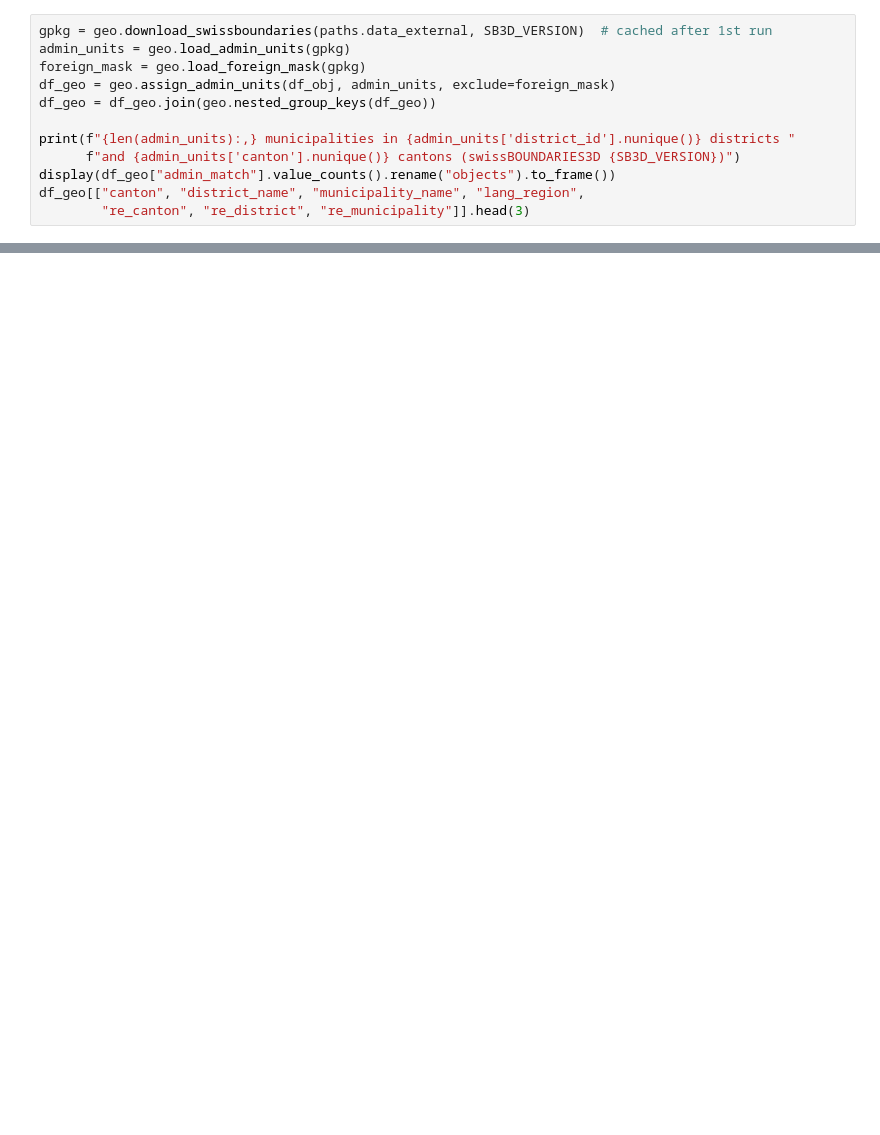
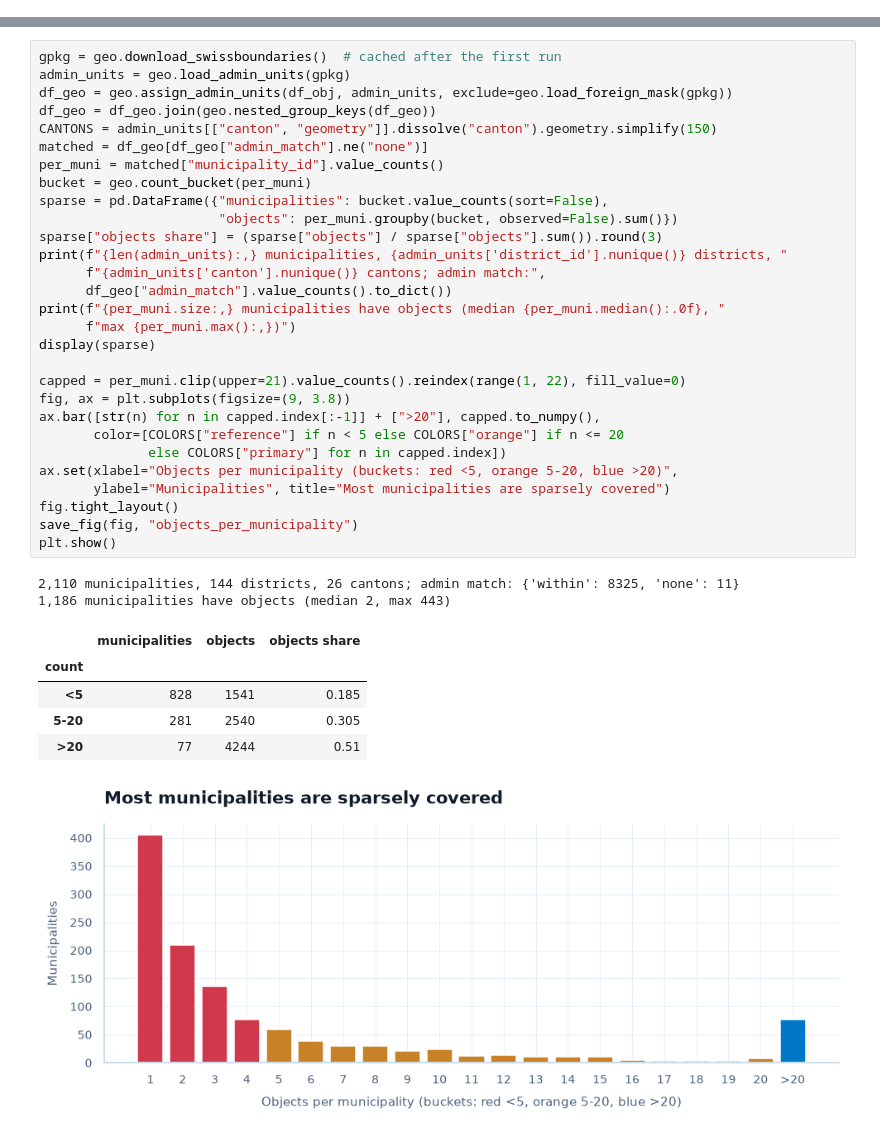
Before and after one commit to 0xff4b/dspro2, a Jupyter notebook: notebooks/dspro2_ml_pipeline.ipynb, the cells around one changed output, grey strips where cells are left out. Cells and saved outputs as stored; diff of their text form; blank space fills up the shorter version.

```diff
--- a/notebooks/dspro2_ml_pipeline.ipynb
+++ b/notebooks/dspro2_ml_pipeline.ipynb
@@ -474,12 +0,0 @@ snapped to a Swiss municipality across the border; they get `admin_match = "none
-# %%
-gpkg = geo.download_swissboundaries(paths.data_external, SB3D_VERSION)  # cached after 1st run
-admin_units = geo.load_admin_units(gpkg)
-foreign_mask = geo.load_foreign_mask(gpkg)
-df_geo = geo.assign_admin_units(df_obj, admin_units, exclude=foreign_mask)
-df_geo = df_geo.join(geo.nested_group_keys(df_geo))
-
-print(f"{len(admin_units):,} municipalities in {admin_units['district_id'].nunique()} districts "
-      f"and {admin_units['canton'].nunique()} cantons (swissBOUNDARIES3D {SB3D_VERSION})")
-display(df_geo["admin_match"].value_counts().rename("objects").to_frame())
-df_geo[["canton", "district_name", "municipality_name", "lang_region",
-        "re_canton", "re_district", "re_municipality"]].head(3)
@@ -4609,0 +321,38 @@ can detect.
+# %%
+gpkg = geo.download_swissboundaries()  # cached after the first run
+admin_units = geo.load_admin_units(gpkg)
+df_geo = geo.assign_admin_units(df_obj, admin_units, exclude=geo.load_foreign_mask(gpkg))
+df_geo = df_geo.join(geo.nested_group_keys(df_geo))
+CANTONS = admin_units[["canton", "geometry"]].dissolve("canton").geometry.simplify(150)
+matched = df_geo[df_geo["admin_match"].ne("none")]
+per_muni = matched["municipality_id"].value_counts()
+bucket = geo.count_bucket(per_muni)
+sparse = pd.DataFrame({"municipalities": bucket.value_counts(sort=False),
+                       "objects": per_muni.groupby(bucket, observed=False).sum()})
+sparse["objects share"] = (sparse["objects"] / sparse["objects"].sum()).round(3)
+print(f"{len(admin_units):,} municipalities, {admin_units['district_id'].nunique()} districts, "
+      f"{admin_units['canton'].nunique()} cantons; admin match:",
+      df_geo["admin_match"].value_counts().to_dict())
+print(f"{per_muni.size:,} municipalities have objects (median {per_muni.median():.0f}, "
+      f"max {per_muni.max():,})")
+display(sparse)
+
+capped = per_muni.clip(upper=21).value_counts().reindex(range(1, 22), fill_value=0)
+fig, ax = plt.subplots(figsize=(9, 3.8))
+ax.bar([str(n) for n in capped.index[:-1]] + [">20"], capped.to_numpy(),
+       color=[COLORS["reference"] if n < 5 else COLORS["orange"] if n <= 20
+              else COLORS["primary"] for n in capped.index])
+ax.set(xlabel="Objects per municipality (buckets: red <5, orange 5-20, blue >20)",
+       ylabel="Municipalities", title="Most municipalities are sparsely covered")
+fig.tight_layout()
+save_fig(fig, "objects_per_municipality")
+plt.show()
+# %% [output]
+2,110 municipalities, 144 districts, 26 cantons; admin match: {'within': 8325, 'none': 11}
+1,186 municipalities have objects (median 2, max 443)
+|  | municipalities | objects | objects share |
+| count |  |  |  |
+| <5 | 828 | 1541 | 0.185 |
+| 5-20 | 281 | 2540 | 0.305 |
+| >20 | 77 | 4244 | 0.51 |
+[figure, added]
```
Also changed, not shown: parts of 285 cells of this notebook, 2 other files.
